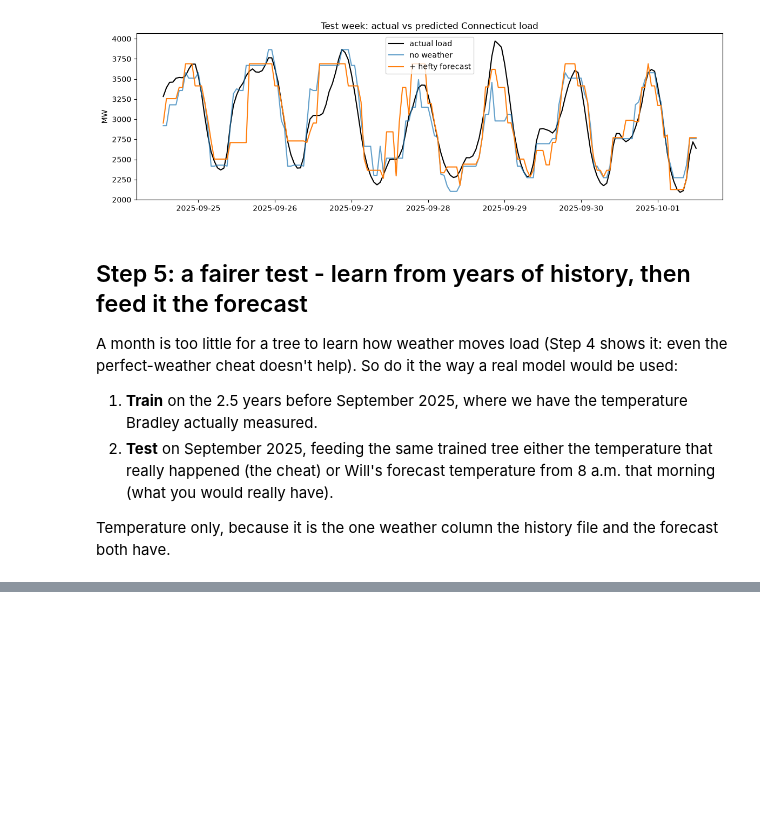
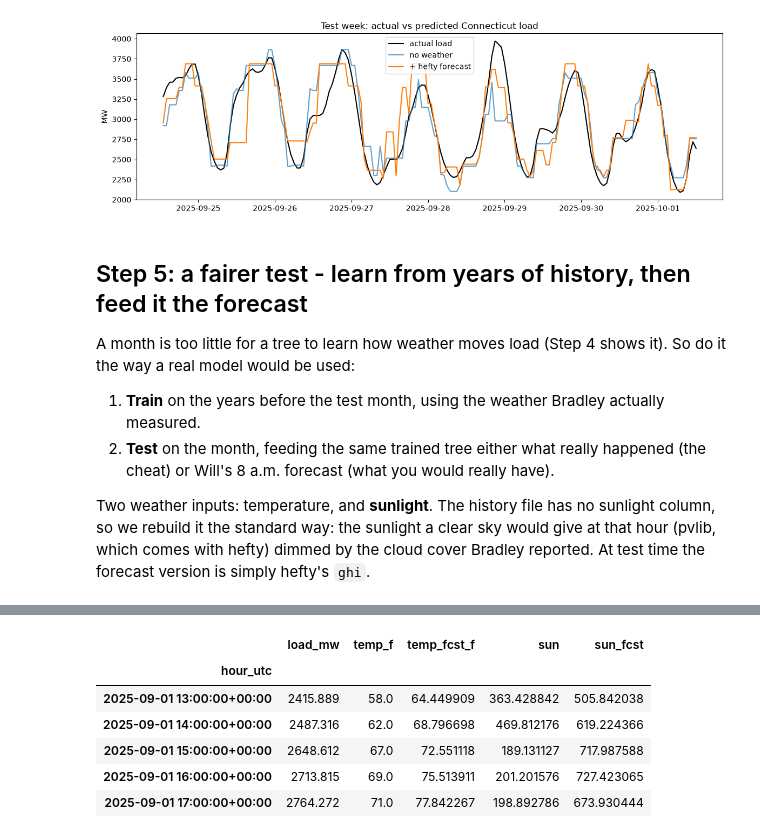
Before and after one commit to drdave-teaching/energy-forecasting, a Jupyter notebook: explorations/hefty_one_month_test.ipynb, the cells around one changed output, grey strips where cells are left out. Drawn from its saved outputs; the diff is of its cells as text; code cells hidden in the pictures; blank space fills up the shorter version.

```diff
--- a/explorations/hefty_one_month_test.ipynb
+++ b/explorations/hefty_one_month_test.ipynb
@@ -392,10 +396,32 @@ plt.show()
 [figure]
 # %% [markdown]
 ## Step 5: a fairer test - learn from years of history, then feed it the forecast
-A month is too little for a tree to learn how weather moves load (Step 4 shows it: even the perfect-weather cheat doesn't help).
-So do it the way a real model would be used:
-1. **Train** on the 2.5 years before September 2025, where we have the temperature Bradley actually measured.
-2. **Test** on September 2025, feeding the same trained tree either the temperature that really happened (the cheat) or Will's
-   forecast temperature from 8 a.m. that morning (what you would really have).
+A month is too little for a tree to learn how weather moves load (Step 4 shows it). So do it the way a real model would be used:
+1. **Train** on the years before the test month, using the weather Bradley actually measured.
+2. **Test** on the month, feeding the same trained tree either what really happened (the cheat) or Will's 8 a.m. forecast
+   (what you would really have).
 
-Temperature only, because it is the one weather column the history file and the forecast both have.
+Two weather inputs: temperature, and **sunlight**. The history file has no sunlight column, so we rebuild it the standard way:
+the sunlight a clear sky would give at that hour (pvlib, which comes with hefty) dimmed by the cloud cover Bradley reported.
+At test time the forecast version is simply hefty's `ghi`.
+# %%
+import pvlib
+
+hist = load.copy()
+local = hist.index.tz_convert('America/New_York')
+hist['hour_local'] = local.hour
+hist['day_of_week'] = local.dayofweek
+hist['month'] = local.month
+site = pvlib.location.Location(SETTINGS['latitude'], SETTINGS['longitude'])
+clear = site.get_clearsky(hist.index + pd.Timedelta(minutes=30), model='ineichen')     # mid-hour sun
+hist['ghi_clear'] = clear['ghi'].values
+hist['sun'] = hist['ghi_clear'] * (1 - 0.75 * (hist['cloud_cover_pct'] / 100) ** 3.4)  # Kasten-Czeplak cloud dimming
+
+history = hist[hist.index < data.index.min()].dropna(subset=['load_yesterday_mw', 'sun'])
+month_test = hist.loc[data.index].copy()
+month_test['temp_fcst_f'] = data['temp_fcst_f']
+month_test['sun_fcst'] = data['ghi']
+print('history (training):', history.shape, history.index.min(), '->', history.index.max())
+print('test month:        ', month_test.shape)
+month_test[['load_mw', 'temp_f', 'temp_fcst_f', 'sun', 'sun_fcst']].head()
+# %% [output]
@@ -402 +430,8 @@ Temperature only, because it is the one weather column the history file and the
+|  | load_mw | temp_f | temp_fcst_f | sun | sun_fcst |
+| hour_utc |  |  |  |  |  |
+| 2025-09-01 13:00:00+00:00 | 2415.889 | 58.0 | 64.449909 | 363.428842 | 505.842038 |
+| 2025-09-01 14:00:00+00:00 | 2487.316 | 62.0 | 68.796698 | 469.812176 | 619.224366 |
+| 2025-09-01 15:00:00+00:00 | 2648.612 | 67.0 | 72.551118 | 189.131127 | 717.987588 |
+| 2025-09-01 16:00:00+00:00 | 2713.815 | 69.0 | 75.513911 | 201.201576 | 727.423065 |
+| 2025-09-01 17:00:00+00:00 | 2764.272 | 71.0 | 77.842267 | 198.892786 | 673.930444 |
 # %%
```
Also changed, not shown: parts of 15 cells of this notebook, 1 other file.
